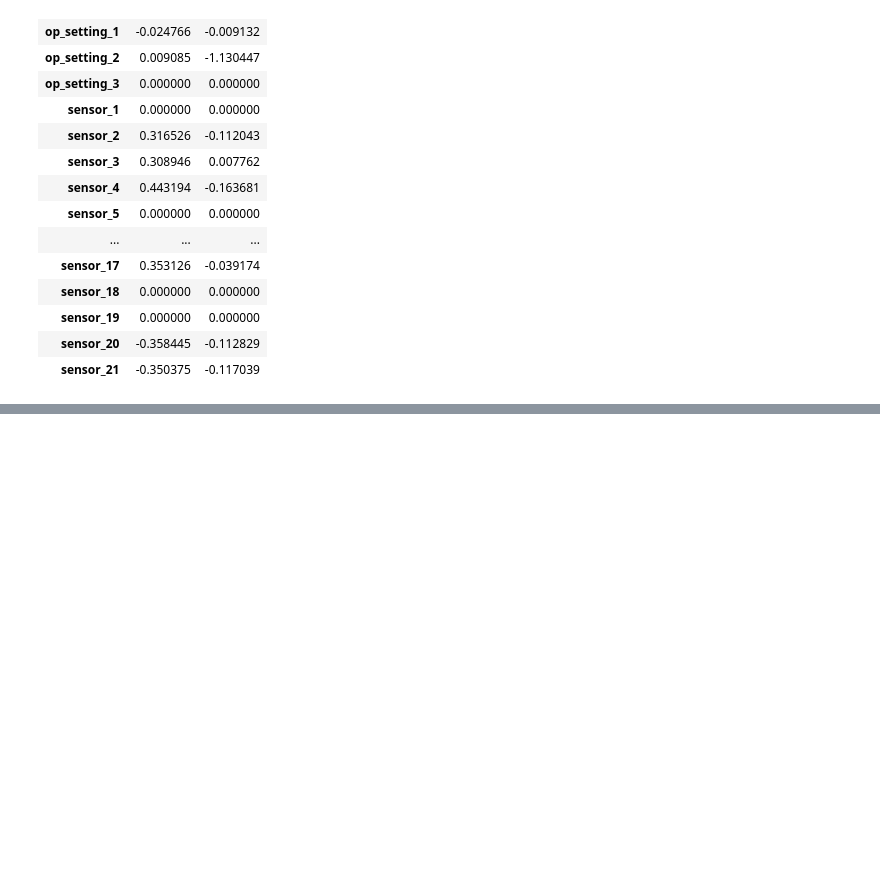
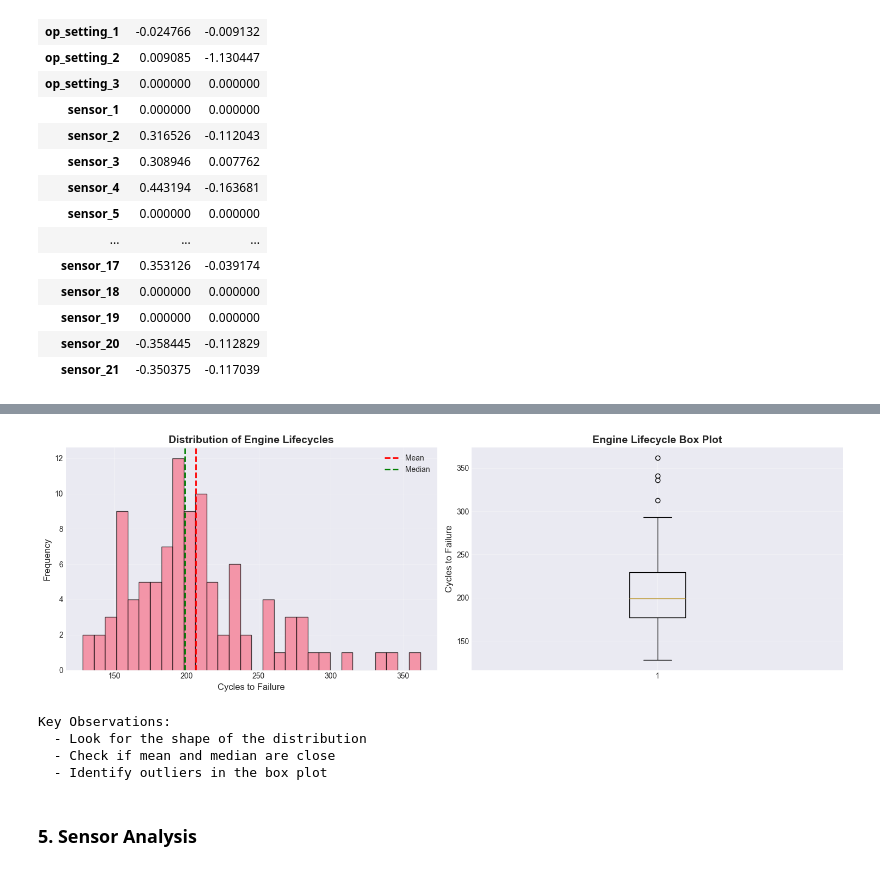
Before and after one commit to kumaraadya/Predictive-Maintenance-for-Industrial-Equipment, a Jupyter notebook: notebooks/01_eda.ipynb, the cells around one changed output, grey strips where cells are left out. Drawn from its saved outputs; the diff is of its cells as text; code cells hidden in the pictures; blank space fills up the shorter version.

```diff
--- a/notebooks/01_eda.ipynb
+++ b/notebooks/01_eda.ipynb
@@ -175,0 +178,15 @@ Kurtosis interpretation:
+# %%
+print("Engine-Level Analysis")
+
+n_engines = train_df['unit_id'].nunique()
+print(f"\nTotal engines in training set: {n_engines}")
+
+engine_lifecycle = train_df.groupby('unit_id')['time_cycles'].max()
+print(f"\nEngine Lifecycle Statistics:")
+print(f" - Average cycles to failure: {engine_lifecycle.mean():.2f}")
+print(f" - Shortest lifecycle: {engine_lifecycle.min()} cycles")
+print(f" - Longest lifecycle: {engine_lifecycle.max()} cycles")
+print(f" - Standard deviation: {engine_lifecycle.std():.2f}")
+
+print(f"\nLifecycle Distribution:")
+display(engine_lifecycle.describe())
@@ -175,0 +214,32 @@ Kurtosis interpretation:
+# %%
+fig, axes = plt.subplots(1, 2, figsize=(15, 5))
+
+axes[0].hist(engine_lifecycle, bins=30, edgecolor='black', alpha=0.7)
+axes[0].axvline(engine_lifecycle.mean(), color='red', linestyle='--', linewidth=2, label='Mean')
+axes[0].axvline(engine_lifecycle.median(), color='green', linestyle='--', linewidth=2, label='Median')
+axes[0].set_xlabel('Cycles to Failure', fontsize=12)
+axes[0].set_ylabel('Frequency', fontsize=12)
+axes[0].set_title('Distribution of Engine Lifecycles', fontsize=14, fontweight='bold')
+axes[0].legend()
+axes[0].grid(True, alpha=0.3)
+
+axes[1].boxplot(engine_lifecycle, vert=True)
+axes[1].set_ylabel('Cycles to Failure', fontsize=12)
+axes[1].set_title('Engine Lifecycle Box Plot', fontsize=14, fontweight='bold')
+axes[1].grid(True, alpha=0.3, axis='y')
+
+plt.tight_layout()
+plt.show()
+
+print("\nKey Observations:")
+print("  - Look for the shape of the distribution")
+print("  - Check if mean and median are close")
+print("  - Identify outliers in the box plot")
+# %% [output]
+[figure, added]
+Key Observations:
+  - Look for the shape of the distribution
+  - Check if mean and median are close
+  - Identify outliers in the box plot
+# %% [markdown]
+### 5. Sensor Analysis
```
Also changed, not shown: parts of 10 cells of this notebook.
